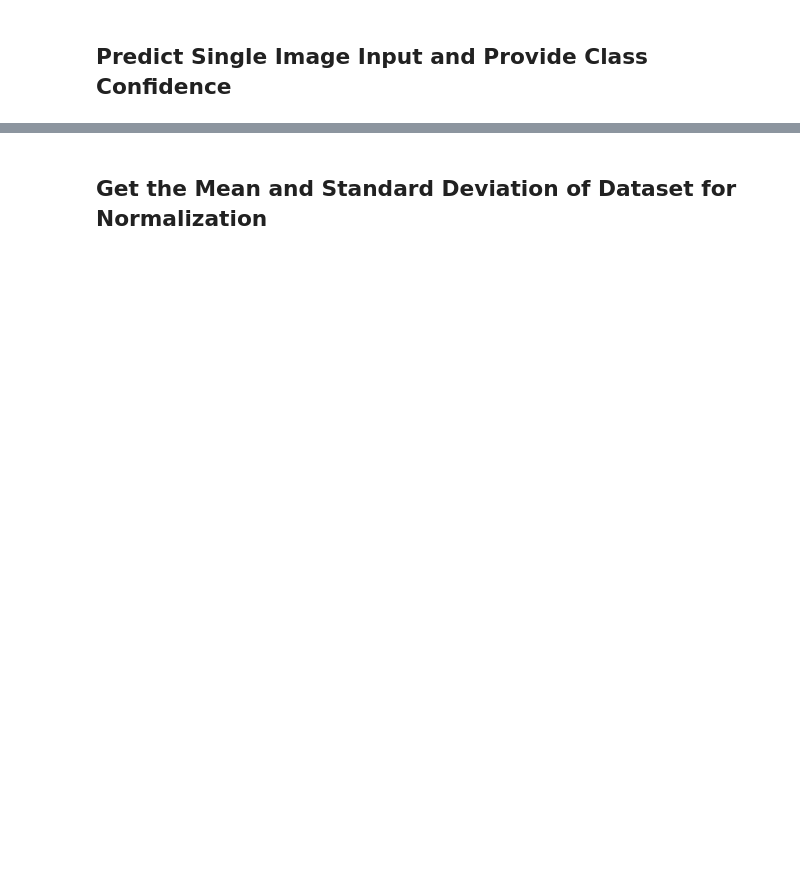
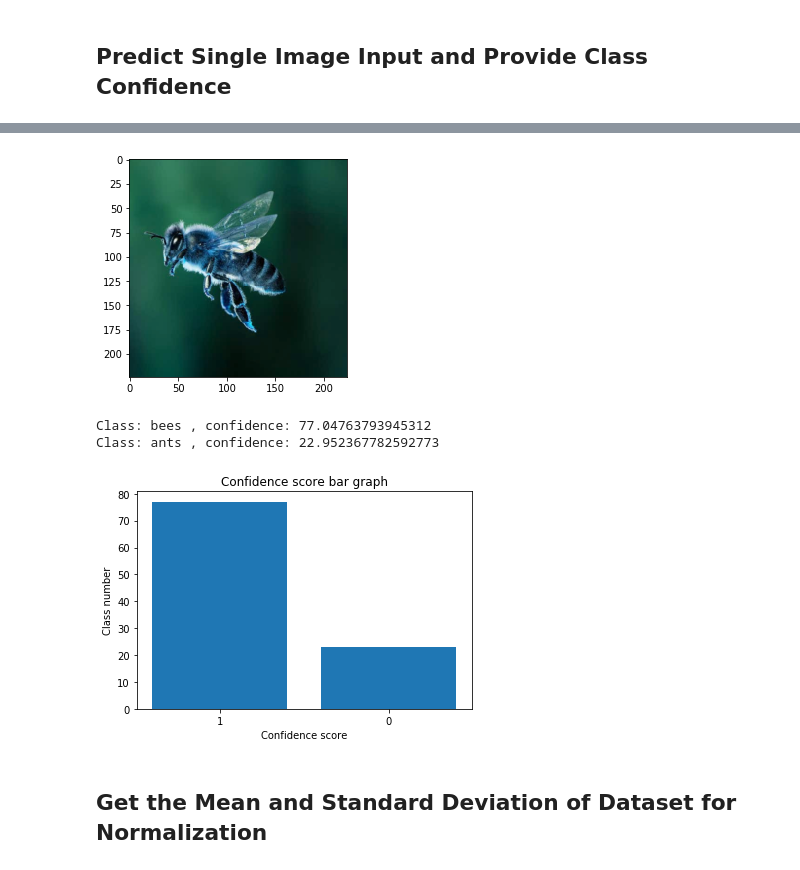
Before and after one commit to bpwilke/CapstoneA_NLP_TransferLearning, a Jupyter notebook: First Transfer Learning Example.ipynb, the cells around one changed output, grey strips where cells are left out. Cells and saved outputs as stored; diff of their text form; code cells hidden in the pictures; blank space fills up the shorter version.

```diff
--- a/First Transfer Learning Example.ipynb
+++ b/First Transfer Learning Example.ipynb
@@ -683,3 +701,8 @@ def img_plot(image,inv_normalize = None):
 # %%
-image = image_loader('ants.jpg')
-predict(model_freeze_arch, image, device, encoder)
+image = cv2.imread('bees.jpg')
+pred = predict(model_freeze_arch, image, device, encoder, data_transforms['val'], inv_normalize)
+# %% [output]
+[figure, added]
+Class: bees , confidence: 77.04763793945312
+Class: ants , confidence: 22.952367782592773
+[figure, added]
```
Also changed, not shown: parts of 21 cells of this notebook, 1 other file.
